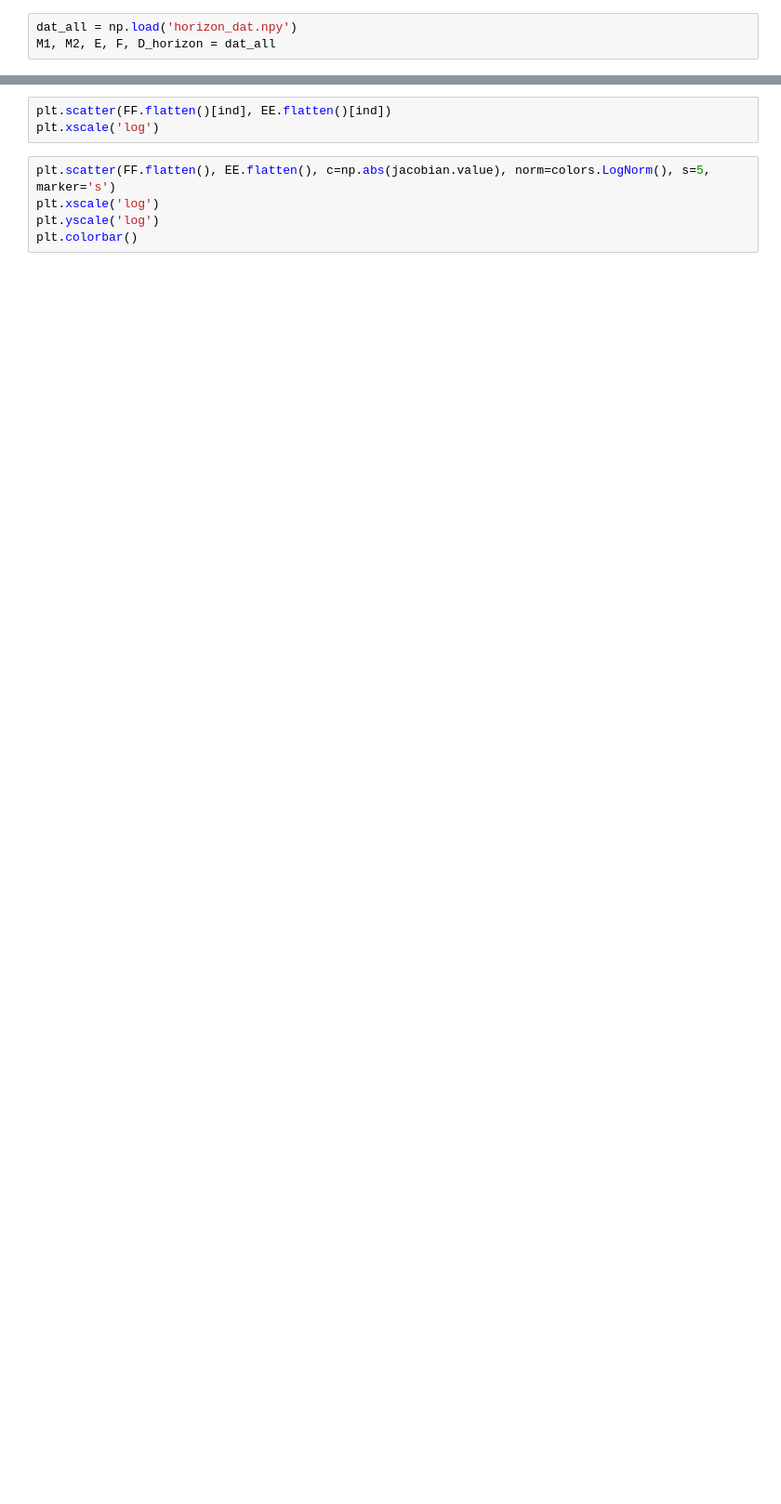
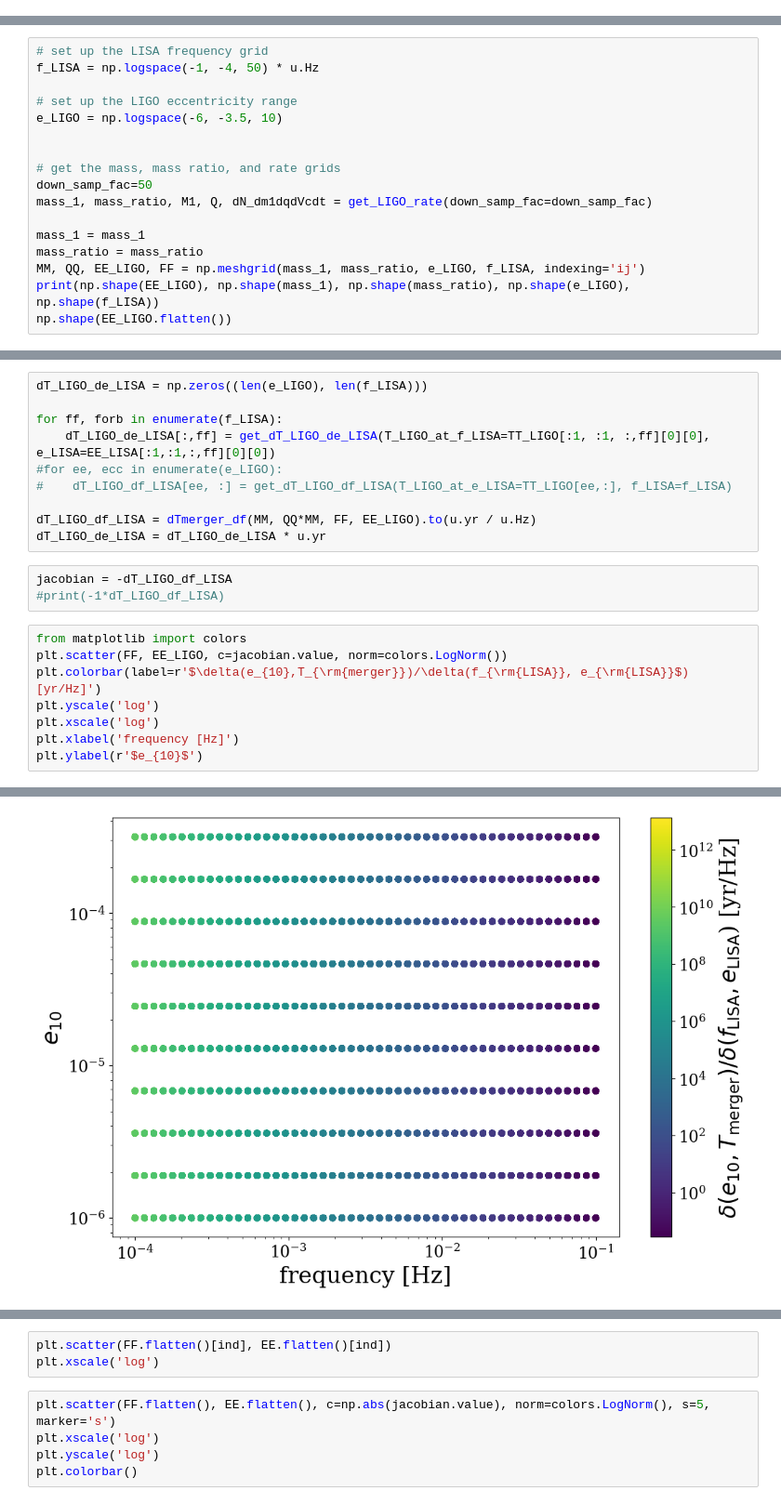
Before and after one commit to katiebreivik/eccentric-catastrophe, a Jupyter notebook: src/scripts/single_system.ipynb, the cells around one changed output, grey strips where cells are left out. Shown: that part at 93% size. Saved outputs shown, nothing was run; the diff lists cells and outputs as text; blank space fills up the shorter version.

```diff
--- a/src/scripts/single_system.ipynb
+++ b/src/scripts/single_system.ipynb
@@ -96,3 +0,0 @@ from utils import dTmerger_df, chirp_mass
-# %%
-dat_all = np.load('horizon_dat.npy')
-M1, M2, E, F, D_horizon = dat_all
@@ -276,0 +68,17 @@ print(FF.flatten()[ind])
+# %%
+# set up the LISA frequency grid
+f_LISA = np.logspace(-1, -4, 50) * u.Hz
+
+# set up the LIGO eccentricity range
+e_LIGO = np.logspace(-6, -3.5, 10)
+
+
+# get the mass, mass ratio, and rate grids
+down_samp_fac=50
+mass_1, mass_ratio, M1, Q, dN_dm1dqdVcdt = get_LIGO_rate(down_samp_fac=down_samp_fac)
+
+mass_1 = mass_1
+mass_ratio = mass_ratio
+MM, QQ, EE_LIGO, FF = np.meshgrid(mass_1, mass_ratio, e_LIGO, f_LISA, indexing='ij')
+print(np.shape(EE_LIGO), np.shape(mass_1), np.shape(mass_ratio), np.shape(e_LIGO), np.shape(f_LISA))
+np.shape(EE_LIGO.flatten())
@@ -276,0 +173,22 @@ print(FF.flatten()[ind])
+# %%
+dT_LIGO_de_LISA = np.zeros((len(e_LIGO), len(f_LISA)))
+
+for ff, forb in enumerate(f_LISA):
+    dT_LIGO_de_LISA[:,ff] = get_dT_LIGO_de_LISA(T_LIGO_at_f_LISA=TT_LIGO[:1, :1, :,ff][0][0], e_LISA=EE_LISA[:1,:1,:,ff][0][0])
+#for ee, ecc in enumerate(e_LIGO):
+#    dT_LIGO_df_LISA[ee, :] = get_dT_LIGO_df_LISA(T_LIGO_at_e_LISA=TT_LIGO[ee,:], f_LISA=f_LISA)
+
+dT_LIGO_df_LISA = dTmerger_df(MM, QQ*MM, FF, EE_LIGO).to(u.yr / u.Hz)
+dT_LIGO_de_LISA = dT_LIGO_de_LISA * u.yr
+# %%
+jacobian = -dT_LIGO_df_LISA
+#print(-1*dT_LIGO_df_LISA)
+# %%
+from matplotlib import colors
+plt.scatter(FF, EE_LIGO, c=jacobian.value, norm=colors.LogNorm())
+plt.colorbar(label=r'$\delta(e_{10},T_{\rm{merger}})/\delta(f_{\rm{LISA}}, e_{\rm{LISA}}$) [yr/Hz]')
+plt.yscale('log')
+plt.xscale('log')
+plt.xlabel('frequency [Hz]')
+plt.ylabel(r'$e_{10}$')
+# %% [output]
@@ -276,0 +196 @@ print(FF.flatten()[ind])
+[figure, added]
```
Also changed, not shown: parts of 77 cells of this notebook, 6 other files.
